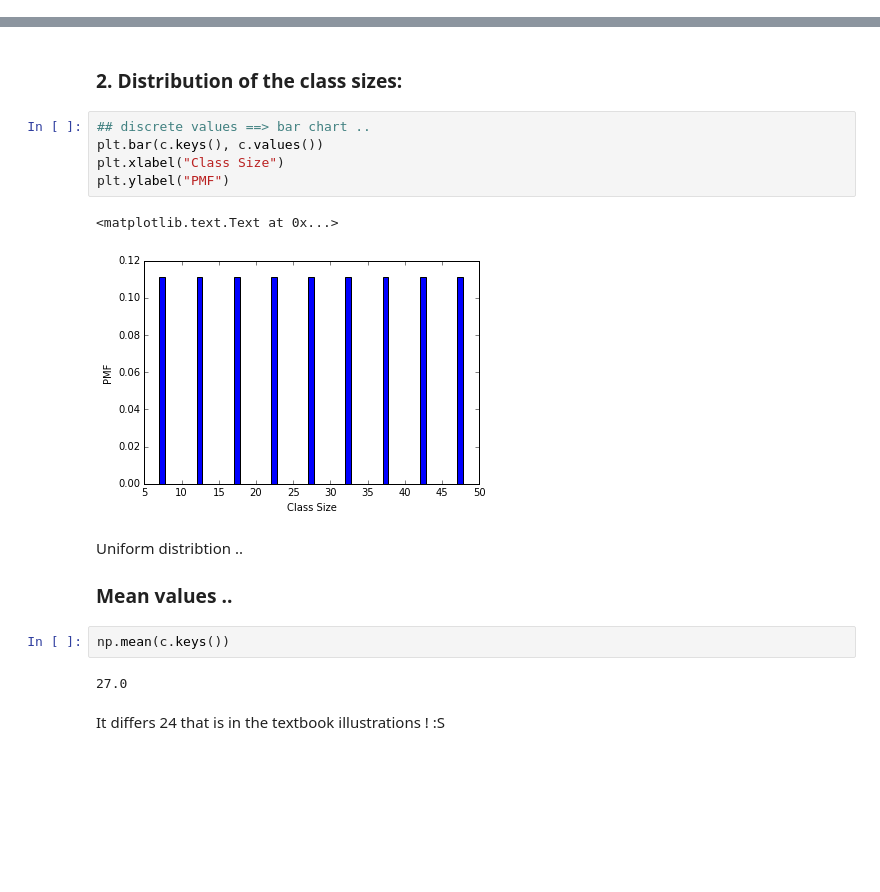
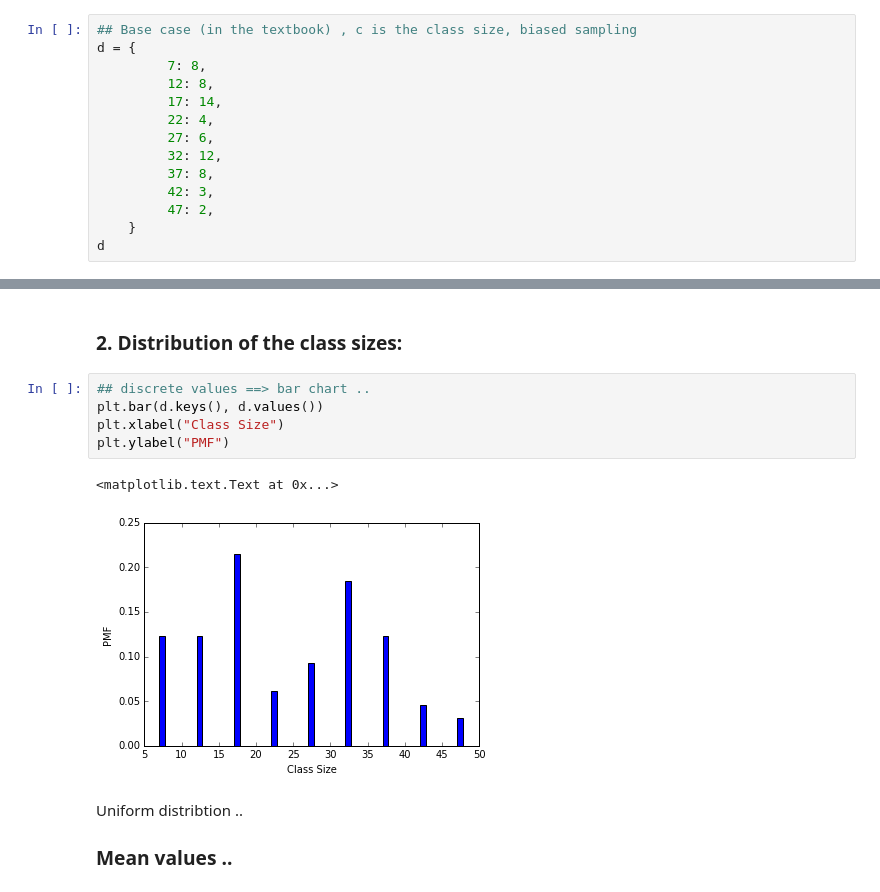
Before and after one commit to EAboelhamd/Statistical_Exploration, a Jupyter notebook: Chapter-3- CDF Practice/Ex. 3.1, Python.ipynb, the cells around one changed output, grey strips where cells are left out. Drawn from its saved outputs; the diff is of its cells as text; blank space fills up the shorter version.

```diff
--- a/Chapter-3- CDF Practice/Ex. 3.1, Python.ipynb
+++ b/Chapter-3- CDF Practice/Ex. 3.1, Python.ipynb
@@ -34,0 +29,14 @@ Counter({7: 1, 12: 1, 17: 1, 22: 1, 27: 1, 32: 1, 37: 1, 42: 1, 47: 1})
+# %%
+## Base case (in the textbook) , c is the class size, biased sampling
+d = {
+         7: 8,
+         12: 8,
+         17: 14,
+         22: 4,
+         27: 6,
+         32: 12,
+         37: 8,
+         42: 3,
+         47: 2,
+    }
+d
@@ -55,19 +65,13 @@ Counter({7: 0.1111111111111111,
 ### 2. Distribution of the class sizes:
 # %%
 ## discrete values ==> bar chart ..
-plt.bar(c.keys(), c.values())
+plt.bar(d.keys(), d.values())
 plt.xlabel("Class Size")
 plt.ylabel("PMF")
 # %% [output]
 <matplotlib.text.Text at 0x...>
-[figure, old version]
+[figure, new version]
 # %% [markdown]
 Uniform distribtion ..
 
 ### Mean values ..
-# %%
-np.mean(c.keys())
-# %% [output]
-27.0
-# %% [markdown]
-It differs 24 that is in the textbook illustrations ! :S
```
Also changed, not shown: parts of 20 cells of this notebook.
